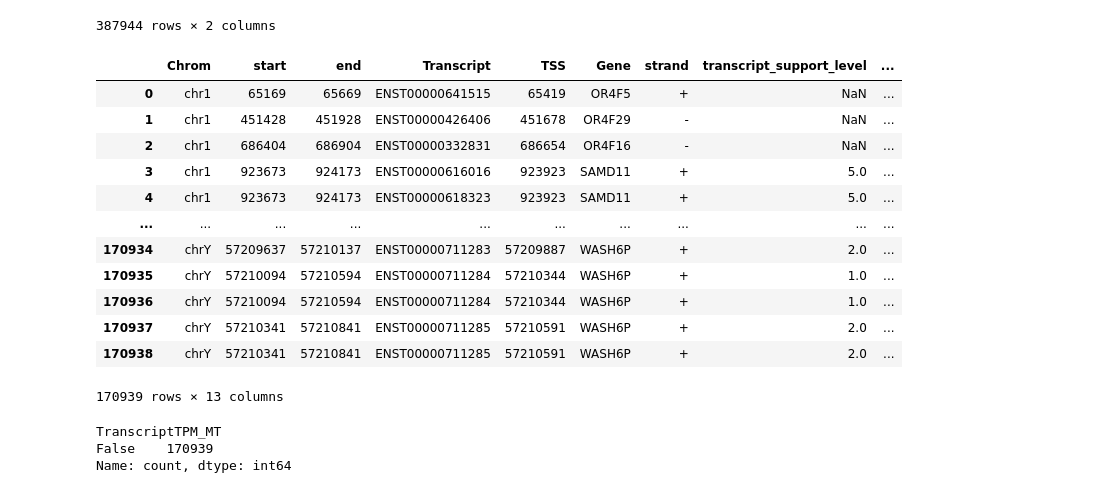
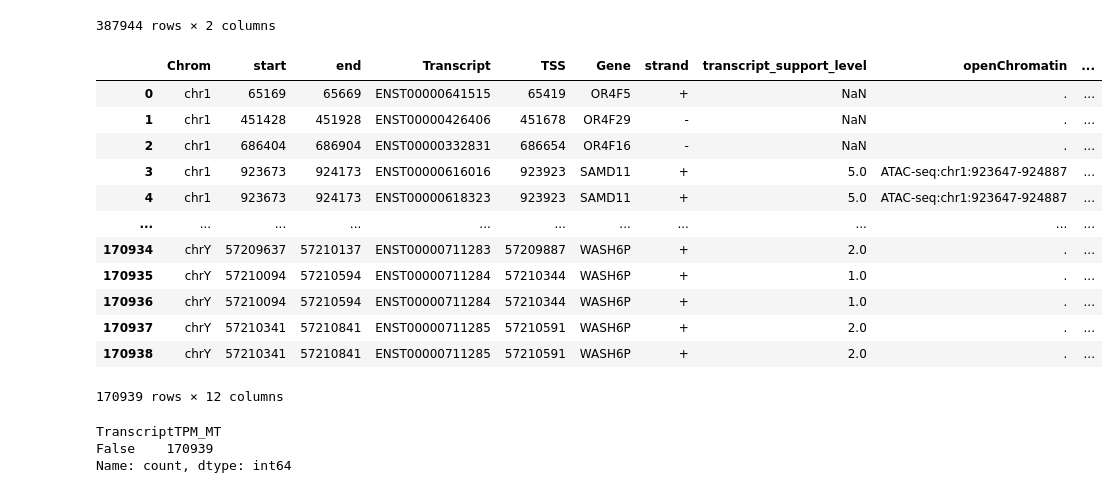
Before and after one commit to mingjutsai/PreprocessDB, a Jupyter notebook: promoter_table/MT_promoter_table.ipynb, the cells around one changed output. Saved outputs shown, nothing was run; the diff lists cells and outputs as text; code cells hidden in the pictures.

```diff
--- a/promoter_table/MT_promoter_table.ipynb
+++ b/promoter_table/MT_promoter_table.ipynb
@@ -542,7 +542,7 @@ Index(['Chrom', 'start', 'end', 'Transcript', 'TSS', 'Gene', 'strand',
       dtype='object')
 # %%
 # Group by Chrom to Type, and aggregate openChromatin by joining with ";"
-collapsed_df = promoter_like_open.groupby(list(group_cols), dropna=False)['chromHMM_myotube'] \
+promoter_like_openChromatin_chromHMM_uniq = promoter_like_openChromatin_chromHMM.groupby(list(group_cols), dropna=False)['chromHMM_myotube'] \
     .agg(lambda x: ';'.join(sorted(set(x.dropna())))) \
     .reset_index()
 # %%
@@ -764,7 +670,7 @@ gene_tpm
 | 19473 | 10.94 | CAST |
 19474 rows × 2 columns
 # %%
-collapsed_df = collapsed_df.merge(
+promoter_like_openChromatin_chromHMM_GeneTPM = promoter_like_openChromatin_chromHMM_uniq.merge(
     gene_tpm,
     left_on="Gene",
     right_on="gene_name",
@@ -831,28 +737,28 @@ tx_tpm
 # %%
 tx_tpm = tx_tpm.rename(columns={'Myotube':"TranscriptTPM_MT"})
 # %%
-collapsed_df['Transcript'] = collapsed_df['Transcript'].str.split(".").str[0]
+promoter_like_openChromatin_chromHMM_GeneTPM['Transcript'] = promoter_like_openChromatin_chromHMM_GeneTPM['Transcript'].str.split(".").str[0]
 # %%
-collapsed_df = collapsed_df.merge(
+promoter_like_openChromatin_chromHMM_GeneTPM_TxTPM = promoter_like_openChromatin_chromHMM_GeneTPM.merge(
     tx_tpm,
     left_on="Transcript",
     right_on="transcript_id",
     how="left"
 ).drop(columns=['transcript_id'])
 # %%
-collapsed_df
+promoter_like_openChromatin_chromHMM_GeneTPM_TxTPM
 # %% [output]
-|  | Chrom | start | end | Transcript | TSS | Gene | strand | transcript_support_level | ... |
-| 0 | chr1 | 65169 | 65669 | ENST00000641515 | 65419 | OR4F5 | + | NaN | ... |
-| 1 | chr1 | 451428 | 451928 | ENST00000426406 | 451678 | OR4F29 | - | NaN | ... |
-| 2 | chr1 | 686404 | 686904 | ENST00000332831 | 686654 | OR4F16 | - | NaN | ... |
-| 3 | chr1 | 923673 | 924173 | ENST00000616016 | 923923 | SAMD11 | + | 5.0 | ... |
-| 4 | chr1 | 923673 | 924173 | ENST00000618323 | 923923 | SAMD11 | + | 5.0 | ... |
-| ... | ... | ... | ... | ... | ... | ... | ... | ... | ... |
-| 170934 | chrY | 57209637 | 57210137 | ENST00000711283 | 57209887 | WASH6P | + | 2.0 | ... |
-| 170935 | chrY | 57210094 | 57210594 | ENST00000711284 | 57210344 | WASH6P | + | 1.0 | ... |
-| 170936 | chrY | 57210094 | 57210594 | ENST00000711284 | 57210344 | WASH6P | + | 1.0 | ... |
-| 170937 | chrY | 57210341 | 57210841 | ENST00000711285 | 57210591 | WASH6P | + | 2.0 | ... |
-| 170938 | chrY | 57210341 | 57210841 | ENST00000711285 | 57210591 | WASH6P | + | 2.0 | ... |
+|  | Chrom | start | end | Transcript | TSS | Gene | strand | transcript_support_level | openChromatin | ... |
+| 0 | chr1 | 65169 | 65669 | ENST00000641515 | 65419 | OR4F5 | + | NaN | . | ... |
+| 1 | chr1 | 451428 | 451928 | ENST00000426406 | 451678 | OR4F29 | - | NaN | . | ... |
+| 2 | chr1 | 686404 | 686904 | ENST00000332831 | 686654 | OR4F16 | - | NaN | . | ... |
+| 3 | chr1 | 923673 | 924173 | ENST00000616016 | 923923 | SAMD11 | + | 5.0 | ATAC-seq:chr1:923647-924887 | ... |
+| 4 | chr1 | 923673 | 924173 | ENST00000618323 | 923923 | SAMD11 | + | 5.0 | ATAC-seq:chr1:923647-924887 | ... |
+| ... | ... | ... | ... | ... | ... | ... | ... | ... | ... | ... |
+| 170934 | chrY | 57209637 | 57210137 | ENST00000711283 | 57209887 | WASH6P | + | 2.0 | . | ... |
+| 170935 | chrY | 57210094 | 57210594 | ENST00000711284 | 57210344 | WASH6P | + | 1.0 | . | ... |
+| 170936 | chrY | 57210094 | 57210594 | ENST00000711284 | 57210344 | WASH6P | + | 1.0 | . | ... |
+| 170937 | chrY | 57210341 | 57210841 | ENST00000711285 | 57210591 | WASH6P | + | 2.0 | . | ... |
+| 170938 | chrY | 57210341 | 57210841 | ENST00000711285 | 57210591 | WASH6P | + | 2.0 | . | ... |
-170939 rows × 13 columns
+170939 rows × 12 columns
 # %%
```
Also changed, not shown: parts of 33 cells of this notebook, 5 other files.
